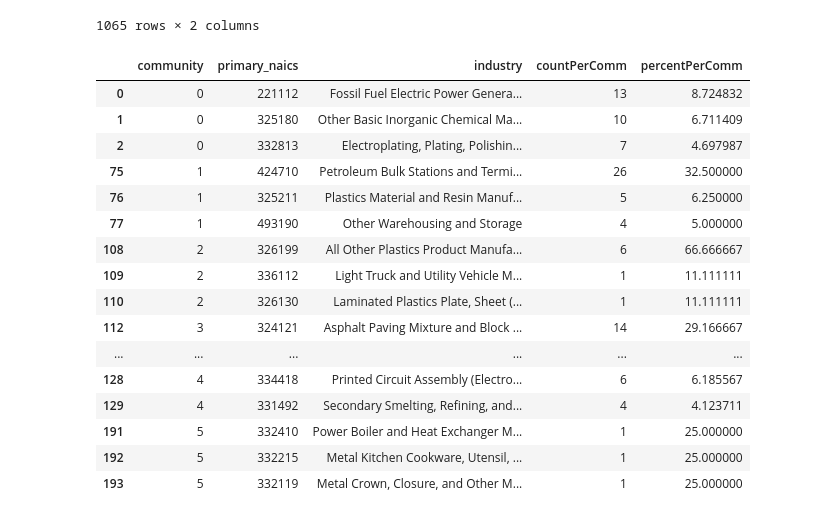
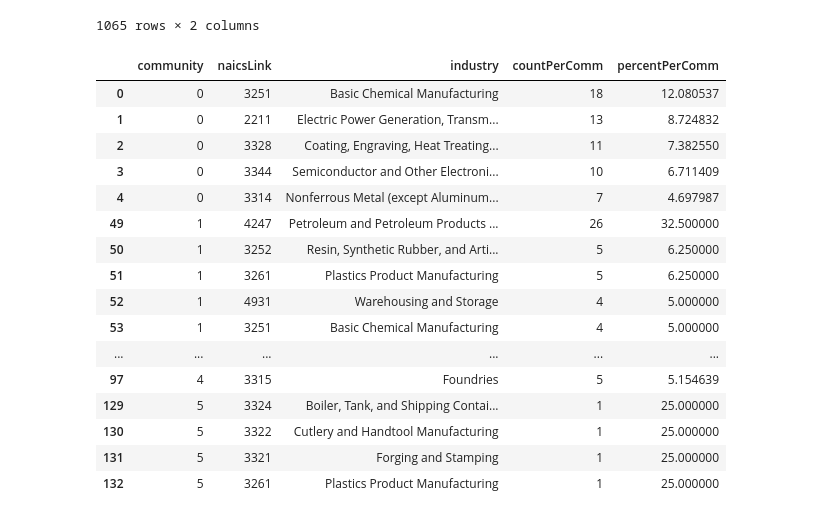
Before and after one commit to stevecarrea/ny_tri_networkAnalysis, a Jupyter notebook: communityAnalysis.ipynb, the cells around one changed output. Drawn from its saved outputs; the diff is of its cells as text; code cells hidden in the pictures.

```diff
--- a/communityAnalysis.ipynb
+++ b/communityAnalysis.ipynb
@@ -53,4 +56,4 @@ naics[naics['naics'].str.len()==6]
 # %%
-allFacilities = allFacilities.merge(naics, left_on=["primary_naics"], right_on="naics", how="left")
+allFacilities = allFacilities.merge(naics, left_on=["naicsLink"], right_on="naics", how="left")
 allFacilities = allFacilities.drop("naics", axis=1)
 # %%
@@ -62,21 +65,21 @@ communities = defaultdict(dict)
 for i in allFacilities['Community'].unique():
     commData = allFacilities[allFacilities['Community']==i]
     communities[i]['ungroupedData'] = commData
-    industries = commData.groupby(['primary_naics', 'industry']).size().order(ascending=False)
+    industries = commData.groupby(['naicsLink', 'industry']).size().order(ascending=False)
     industries = industries.reset_index()
     industries = industries.rename(columns = {0:'countPerComm'})
     industries['percentPerComm'] = (industries['countPerComm'] / len(commData))*100
     communities[i]['groupedData'] = industries
 # %%
-for i in communities:
-    communities[i]['groupedData'].to_csv('output/community{}.csv'.format(i))
+# for i in communities:
+#     communities[i]['groupedData'].to_csv('output/community{}.csv'.format(i))
 # %%
 # this does pretty much same as above, except writes to one master DF and .csv rather than separate files
 commDict = {}
 
 for i in allFacilities['Community'].unique():
     commData = allFacilities[allFacilities['Community']==i]
-    industries = commData.groupby(['primary_naics', 'industry']).size().order(ascending=False)
+    industries = commData.groupby(['naicsLink', 'industry']).size().order(ascending=False)
     industries = industries.reset_index()
     industries = industries.rename(columns = {0:'countPerComm'})
     industries['percentPerComm'] = (industries['countPerComm'] / len(commData))*100
@@ -93,22 +96,22 @@ commDF.to_csv('output/allCommunities.csv')
 # %%
 # print top n industries for each community
-n = 3
+n = 5
 commDF.groupby('community').head(n)
 # %% [output]
-|  | community | primary_naics | industry | countPerComm | percentPerComm |
-| 0 | 0 | 221112 | Fossil Fuel Electric Power Genera... | 13 | 8.724832 |
-| 1 | 0 | 325180 | Other Basic Inorganic Chemical Ma... | 10 | 6.711409 |
-| 2 | 0 | 332813 | Electroplating, Plating, Polishin... | 7 | 4.697987 |
-| 75 | 1 | 424710 | Petroleum Bulk Stations and Termi... | 26 | 32.500000 |
-| 76 | 1 | 325211 | Plastics Material and Resin Manuf... | 5 | 6.250000 |
-| 77 | 1 | 493190 | Other Warehousing and Storage | 4 | 5.000000 |
-| 108 | 2 | 326199 | All Other Plastics Product Manufa... | 6 | 66.666667 |
-| 109 | 2 | 336112 | Light Truck and Utility Vehicle M... | 1 | 11.111111 |
-| 110 | 2 | 326130 | Laminated Plastics Plate, Sheet (... | 1 | 11.111111 |
-| 112 | 3 | 324121 | Asphalt Paving Mixture and Block ... | 14 | 29.166667 |
+|  | community | naicsLink | industry | countPerComm | percentPerComm |
+| 0 | 0 | 3251 | Basic Chemical Manufacturing | 18 | 12.080537 |
+| 1 | 0 | 2211 | Electric Power Generation, Transm... | 13 | 8.724832 |
+| 2 | 0 | 3328 | Coating, Engraving, Heat Treating... | 11 | 7.382550 |
+| 3 | 0 | 3344 | Semiconductor and Other Electroni... | 10 | 6.711409 |
+| 4 | 0 | 3314 | Nonferrous Metal (except Aluminum... | 7 | 4.697987 |
+| 49 | 1 | 4247 | Petroleum and Petroleum Products ... | 26 | 32.500000 |
+| 50 | 1 | 3252 | Resin, Synthetic Rubber, and Arti... | 5 | 6.250000 |
+| 51 | 1 | 3261 | Plastics Product Manufacturing | 5 | 6.250000 |
+| 52 | 1 | 4931 | Warehousing and Storage | 4 | 5.000000 |
+| 53 | 1 | 3251 | Basic Chemical Manufacturing | 4 | 5.000000 |
 | ... | ... | ... | ... | ... | ... |
-| 128 | 4 | 334418 | Printed Circuit Assembly (Electro... | 6 | 6.185567 |
-| 129 | 4 | 331492 | Secondary Smelting, Refining, and... | 4 | 4.123711 |
-| 191 | 5 | 332410 | Power Boiler and Heat Exchanger M... | 1 | 25.000000 |
-| 192 | 5 | 332215 | Metal Kitchen Cookware, Utensil, ... | 1 | 25.000000 |
-| 193 | 5 | 332119 | Metal Crown, Closure, and Other M... | 1 | 25.000000 |
+| 97 | 4 | 3315 | Foundries | 5 | 5.154639 |
+| 129 | 5 | 3324 | Boiler, Tank, and Shipping Contai... | 1 | 25.000000 |
+| 130 | 5 | 3322 | Cutlery and Handtool Manufacturing | 1 | 25.000000 |
+| 131 | 5 | 3321 | Forging and Stamping | 1 | 25.000000 |
+| 132 | 5 | 3261 | Plastics Product Manufacturing | 1 | 25.000000 |
```
Also changed, not shown: parts of 7 cells of this notebook, 3 other files.
